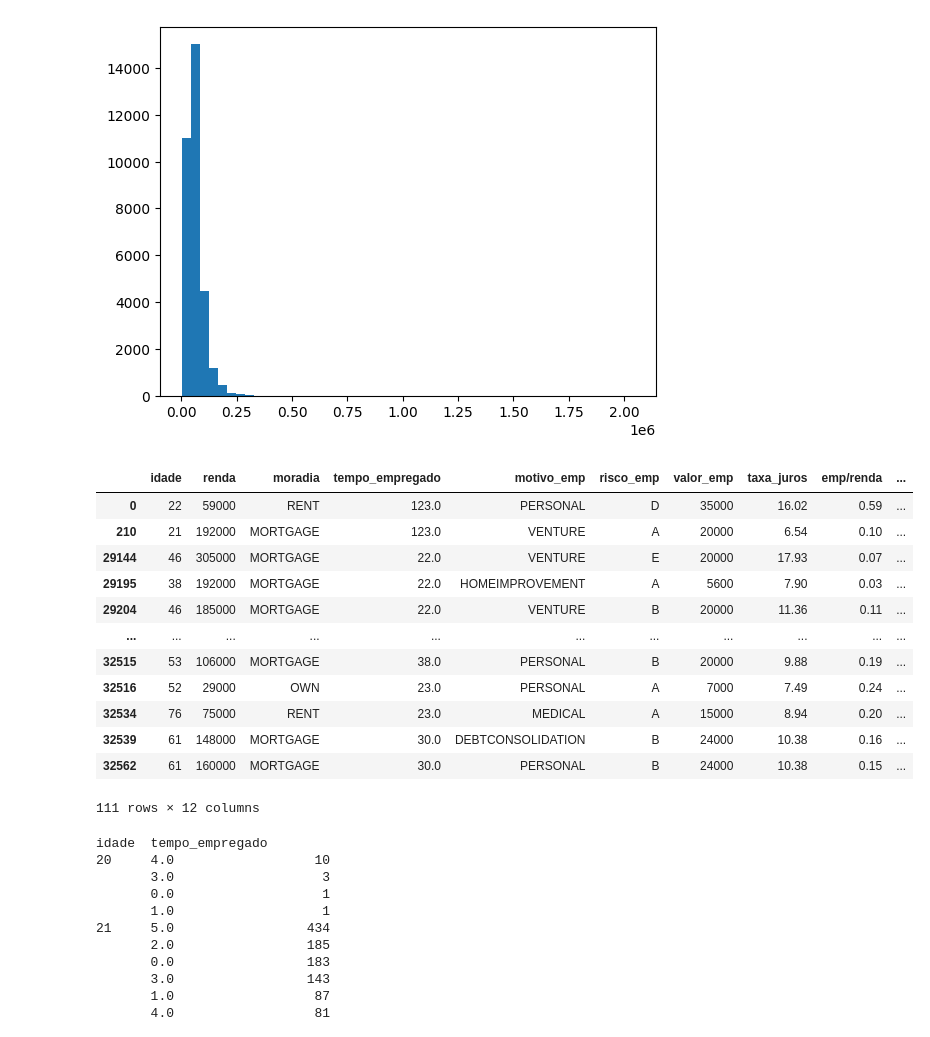
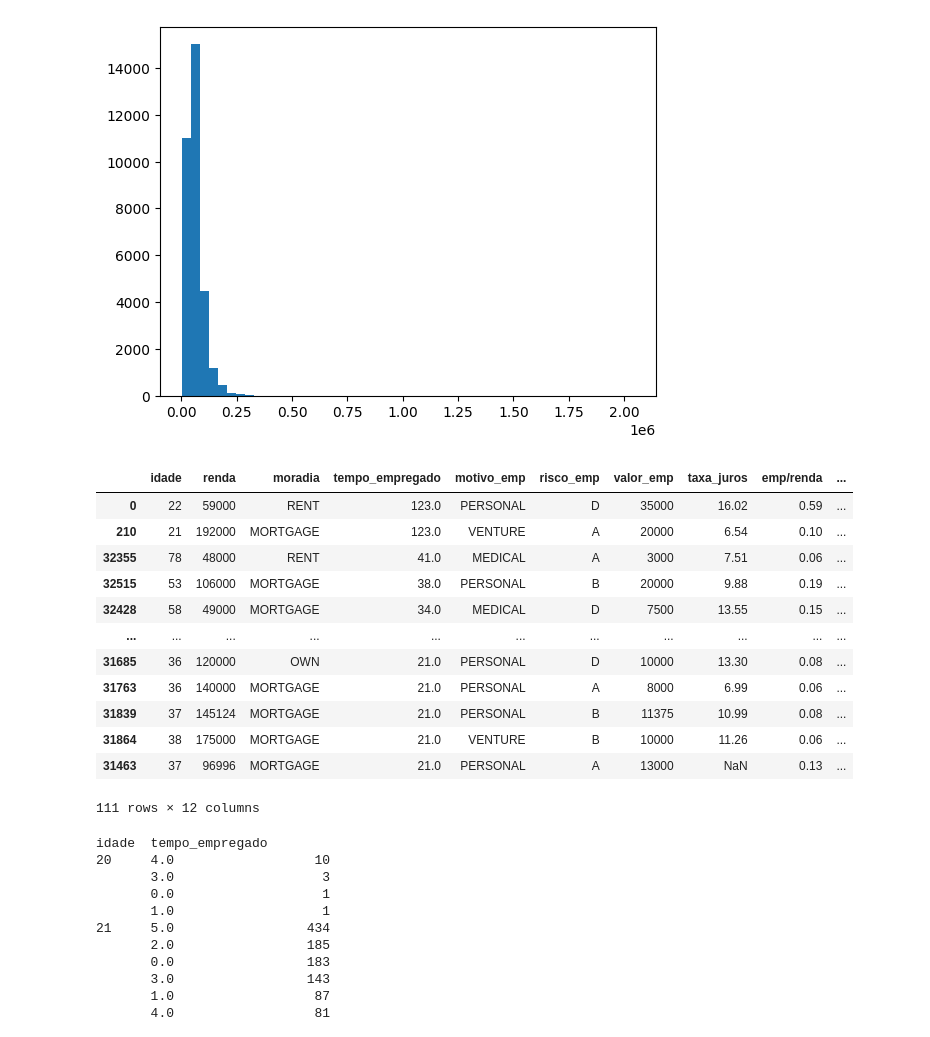
Before and after one commit to Dogix11/aprovacao_credito_previsao, a Jupyter notebook: pojeto.ipynb, the cells around one changed output. Drawn from its saved outputs; the diff is of its cells as text; code cells hidden in the pictures.

```diff
--- a/pojeto.ipynb
+++ b/pojeto.ipynb
@@ -166,20 +166,20 @@ plt.hist(df_emprestimo['renda'], bins=50)
  <BarContainer object of 50 artists>)
 [figure]
 # %%
-df_emprestimo[df_emprestimo['tempo_empregado'] >20]
+df_emprestimo[df_emprestimo['tempo_empregado'] >20].sort_values(ascending=False, by='tempo_empregado')
 # %% [output]
 |  | idade | renda | moradia | tempo_empregado | motivo_emp | risco_emp | valor_emp | taxa_juros | emp/renda | ... |
 | 0 | 22 | 59000 | RENT | 123.0 | PERSONAL | D | 35000 | 16.02 | 0.59 | ... |
 | 210 | 21 | 192000 | MORTGAGE | 123.0 | VENTURE | A | 20000 | 6.54 | 0.10 | ... |
-| 29144 | 46 | 305000 | MORTGAGE | 22.0 | VENTURE | E | 20000 | 17.93 | 0.07 | ... |
-| 29195 | 38 | 192000 | MORTGAGE | 22.0 | HOMEIMPROVEMENT | A | 5600 | 7.90 | 0.03 | ... |
-| 29204 | 46 | 185000 | MORTGAGE | 22.0 | VENTURE | B | 20000 | 11.36 | 0.11 | ... |
+| 32355 | 78 | 48000 | RENT | 41.0 | MEDICAL | A | 3000 | 7.51 | 0.06 | ... |
+| 32515 | 53 | 106000 | MORTGAGE | 38.0 | PERSONAL | B | 20000 | 9.88 | 0.19 | ... |
+| 32428 | 58 | 49000 | MORTGAGE | 34.0 | MEDICAL | D | 7500 | 13.55 | 0.15 | ... |
 | ... | ... | ... | ... | ... | ... | ... | ... | ... | ... | ... |
-| 32515 | 53 | 106000 | MORTGAGE | 38.0 | PERSONAL | B | 20000 | 9.88 | 0.19 | ... |
-| 32516 | 52 | 29000 | OWN | 23.0 | PERSONAL | A | 7000 | 7.49 | 0.24 | ... |
-| 32534 | 76 | 75000 | RENT | 23.0 | MEDICAL | A | 15000 | 8.94 | 0.20 | ... |
-| 32539 | 61 | 148000 | MORTGAGE | 30.0 | DEBTCONSOLIDATION | B | 24000 | 10.38 | 0.16 | ... |
-| 32562 | 61 | 160000 | MORTGAGE | 30.0 | PERSONAL | B | 24000 | 10.38 | 0.15 | ... |
+| 31685 | 36 | 120000 | OWN | 21.0 | PERSONAL | D | 10000 | 13.30 | 0.08 | ... |
+| 31763 | 36 | 140000 | MORTGAGE | 21.0 | PERSONAL | A | 8000 | 6.99 | 0.06 | ... |
+| 31839 | 37 | 145124 | MORTGAGE | 21.0 | PERSONAL | B | 11375 | 10.99 | 0.08 | ... |
+| 31864 | 38 | 175000 | MORTGAGE | 21.0 | VENTURE | B | 10000 | 11.26 | 0.06 | ... |
+| 31463 | 37 | 96996 | MORTGAGE | 21.0 | PERSONAL | A | 13000 | NaN | 0.13 | ... |
 111 rows × 12 columns
 # %%
 # Nota-se que as duas primeiras linhas estão com dados incosistentes, temos duas pessoas com mais tempo empregado do que tem de idade, iremos aprofundar para essa faixa
```
Also changed, not shown: parts of 3 cells of this notebook.
